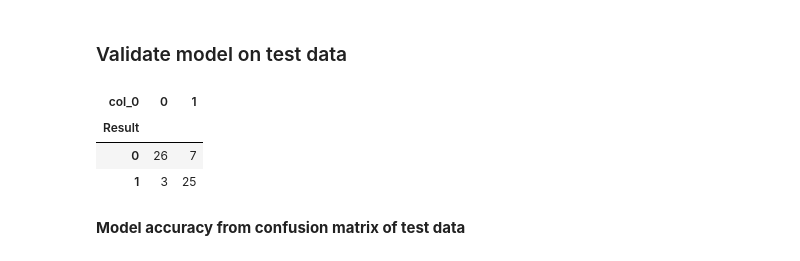
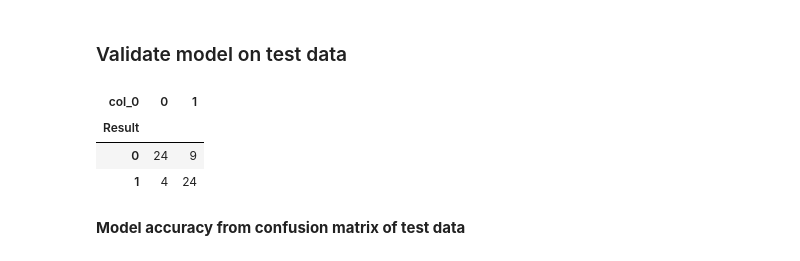
Before and after one commit to sudiptarakshit/Heart-Disease-Detection, a Jupyter notebook: Problem2.ipynb, the cells around one changed output. Saved outputs shown, nothing was run; the diff lists cells and outputs as text; code cells hidden in the pictures.

```diff
--- a/Problem2.ipynb
+++ b/Problem2.ipynb
@@ -22,6 +23,6 @@ from sklearn.metrics import confusion_matrix
 # %%
 #Import the dataset
-mydata = mypd.read_excel('/Users/sudiptarakshit/Desktop/ISI MS QMS/Sem2/MDA/Assignment/Assignment6/Heart_Disease_Data.xlsx')
+mydata = mypd.read_excel('/Users/sudiptarakshit/Desktop/ISI MS QMS/Sem2/MDA/Assignment/Assignment8/Heart_Disease_Data.xlsx')
 # %%
 #Explore the dataset
 mydata.head()
@@ -554,0 +471,6 @@ FN = 2
+# %%
+#Specify optimum model
+mysvmmodel = svm.SVC(kernel='linear',degree=1)
+# %%
+# Fit the model to training data
+mysvmmodel = mysvmmodel.fit(X=x_train,y=y_train)
@@ -568,17 +526,17 @@ TP/(TP+FP)
 ### Validate model on test data
 # %%
 #Get the predicted value on test data
-predtest = rf_model.predict(X=x_test)
+svmpredtest = mysvmmodel.predict(X=x_test)
 # %%
 #Actual vs Predicted table on test data
-mytable = mypd.crosstab(y_test,predtest)
+mysvmtable = mypd.crosstab(y_test,svmpredtest)
 #Confusion matrix
-mytable
+mysvmtable
 # %% [output]
 | col_0 | 0 | 1 |
 | Result |  |  |
-| 0 | 26 | 7 |
-| 1 | 3 | 25 |
+| 0 | 24 | 9 |
+| 1 | 4 | 24 |
 # %% [markdown]
 **Model accuracy from confusion matrix of test data**
 # %%
```
Also changed, not shown: parts of 200 cells of this notebook, 1 other file.
